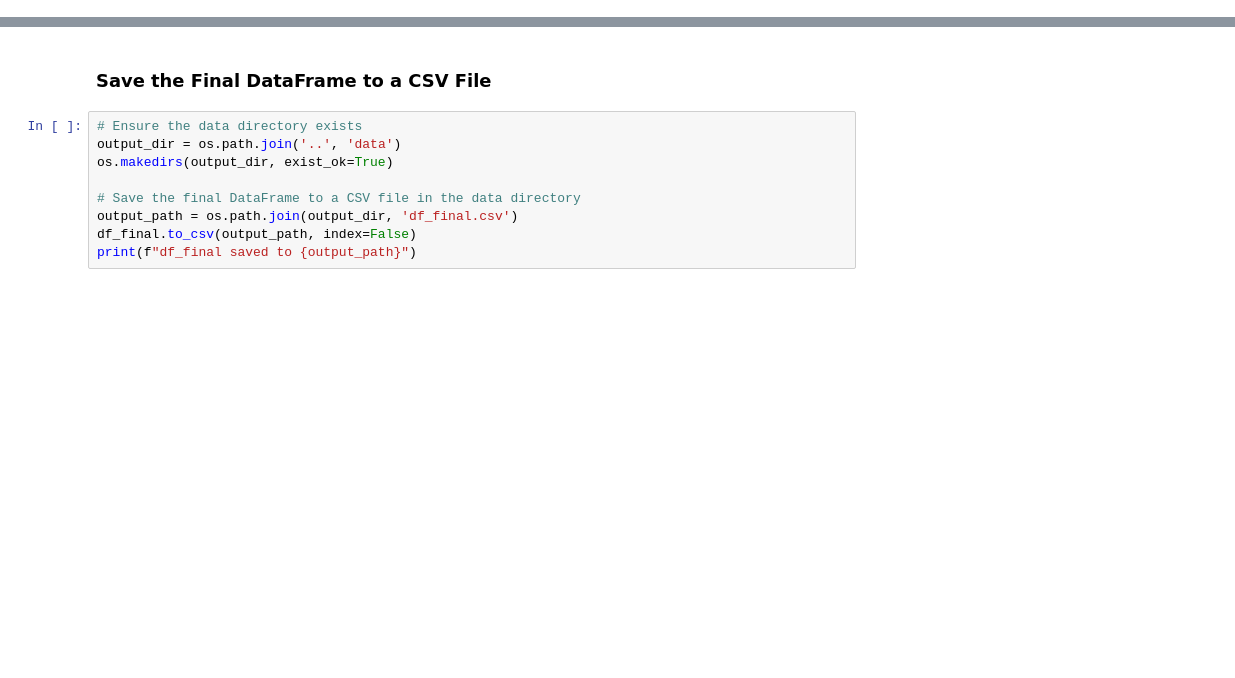
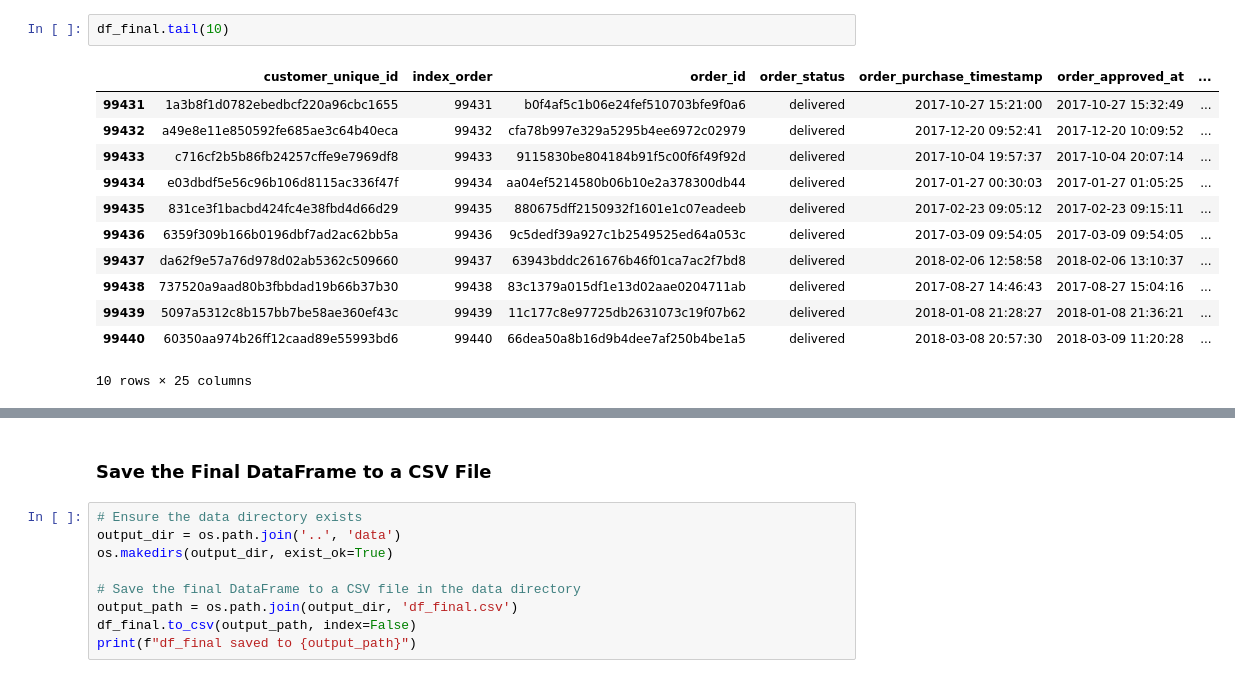
Before and after one commit to preudh/OC_IA_P5_Segment_e_commerce_site_customers, a Jupyter notebook: notebooks/Preudhomme_Patrice_2_notebook_exploration_082024.ipynb, the cells around one changed output, grey strips where cells are left out. Cells and saved outputs as stored; diff of their text form; blank space fills up the shorter version.

```diff
--- a/notebooks/Preudhomme_Patrice_2_notebook_exploration_082024.ipynb
+++ b/notebooks/Preudhomme_Patrice_2_notebook_exploration_082024.ipynb
@@ -71,0 +122,15 @@ Tables merged successfully, data aggregated, and 'customer_id' column removed.
+# %%
+df_final.tail(10)
+# %% [output]
+|  | customer_unique_id | index_order | order_id | order_status | order_purchase_timestamp | order_approved_at | ... |
+| 99431 | 1a3b8f1d0782ebedbcf220a96cbc1655 | 99431 | b0f4af5c1b06e24fef510703bfe9f0a6 | delivered | 2017-10-27 15:21:00 | 2017-10-27 15:32:49 | ... |
+| 99432 | a49e8e11e850592fe685ae3c64b40eca | 99432 | cfa78b997e329a5295b4ee6972c02979 | delivered | 2017-12-20 09:52:41 | 2017-12-20 10:09:52 | ... |
+| 99433 | c716cf2b5b86fb24257cffe9e7969df8 | 99433 | 9115830be804184b91f5c00f6f49f92d | delivered | 2017-10-04 19:57:37 | 2017-10-04 20:07:14 | ... |
+| 99434 | e03dbdf5e56c96b106d8115ac336f47f | 99434 | aa04ef5214580b06b10e2a378300db44 | delivered | 2017-01-27 00:30:03 | 2017-01-27 01:05:25 | ... |
+| 99435 | 831ce3f1bacbd424fc4e38fbd4d66d29 | 99435 | 880675dff2150932f1601e1c07eadeeb | delivered | 2017-02-23 09:05:12 | 2017-02-23 09:15:11 | ... |
+| 99436 | 6359f309b166b0196dbf7ad2ac62bb5a | 99436 | 9c5dedf39a927c1b2549525ed64a053c | delivered | 2017-03-09 09:54:05 | 2017-03-09 09:54:05 | ... |
+| 99437 | da62f9e57a76d978d02ab5362c509660 | 99437 | 63943bddc261676b46f01ca7ac2f7bd8 | delivered | 2018-02-06 12:58:58 | 2018-02-06 13:10:37 | ... |
+| 99438 | 737520a9aad80b3fbbdad19b66b37b30 | 99438 | 83c1379a015df1e13d02aae0204711ab | delivered | 2017-08-27 14:46:43 | 2017-08-27 15:04:16 | ... |
+| 99439 | 5097a5312c8b157bb7be58ae360ef43c | 99439 | 11c177c8e97725db2631073c19f07b62 | delivered | 2018-01-08 21:28:27 | 2018-01-08 21:36:21 | ... |
+| 99440 | 60350aa974b26ff12caad89e55993bd6 | 99440 | 66dea50a8b16d9b4dee7af250b4be1a5 | delivered | 2018-03-08 20:57:30 | 2018-03-09 11:20:28 | ... |
+10 rows × 25 columns
```
Also changed, not shown: parts of 22 cells of this notebook.
